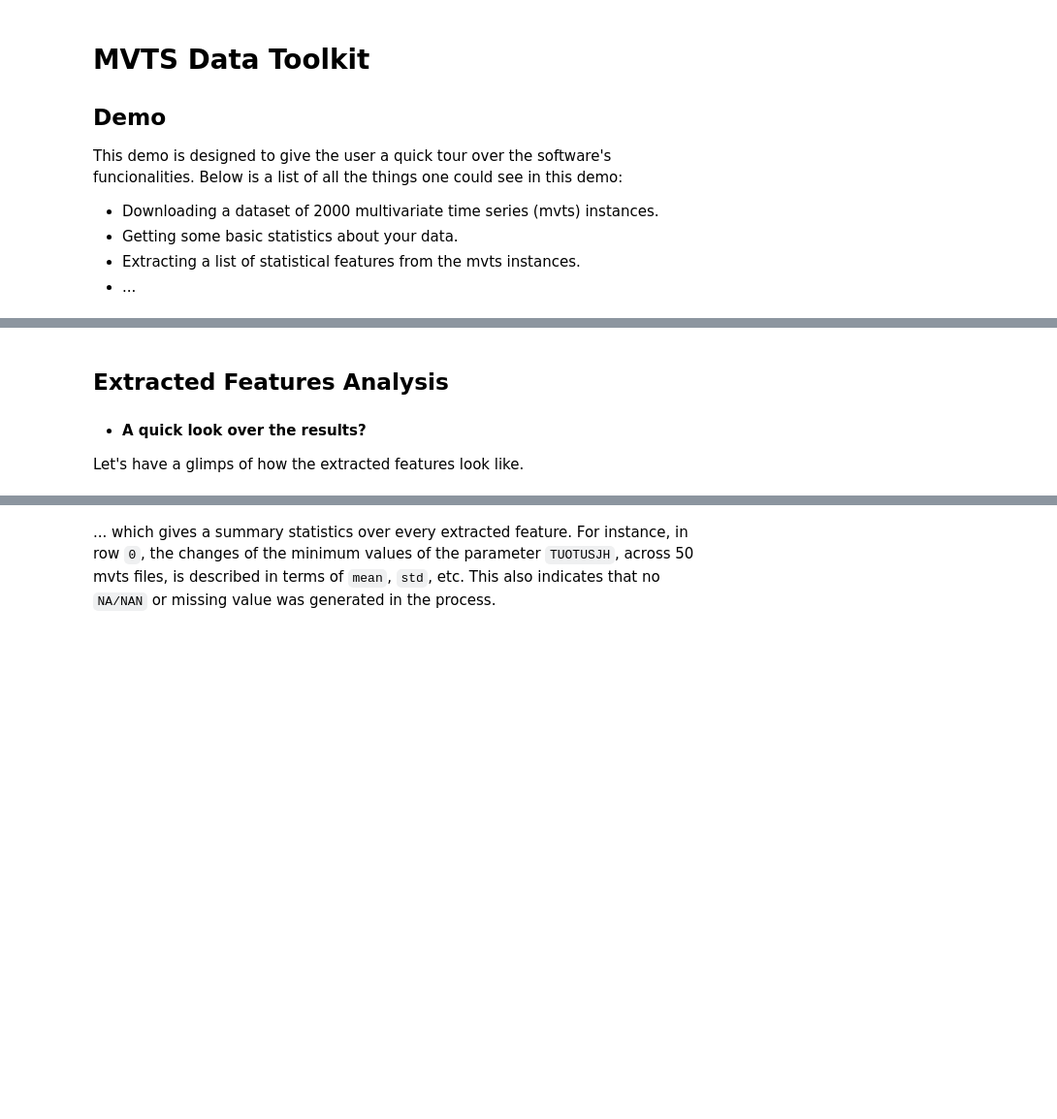
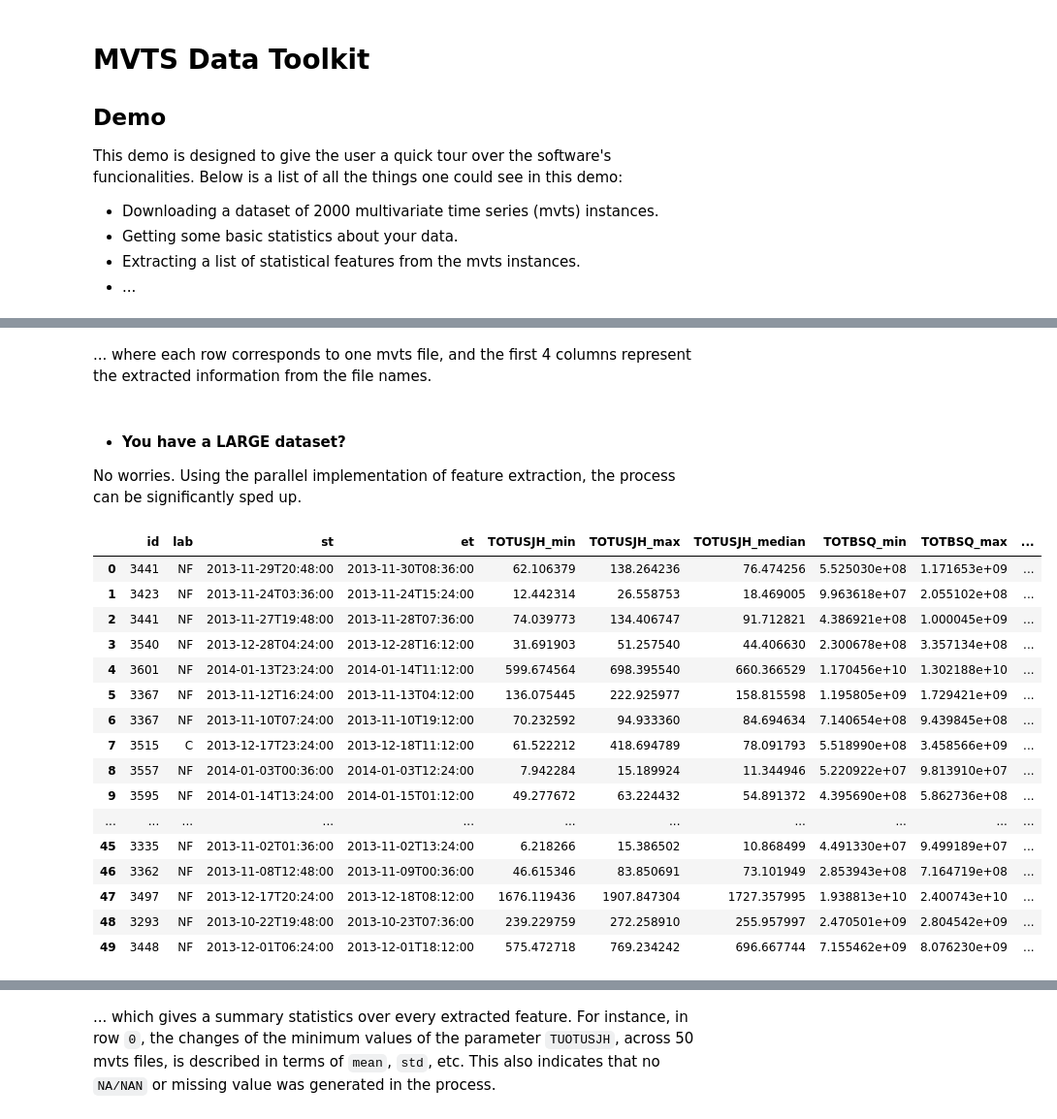
Before and after one commit to AzimAhmadzadeh/mvtsdata_toolkit, a Jupyter notebook: demo.ipynb, the cells around one changed output, grey strips where cells are left out. Shown: that part at 97% size. Drawn from its saved outputs; the diff is of its cells as text; code cells hidden in the pictures; blank space fills up the shorter version.

```diff
--- a/demo.ipynb
+++ b/demo.ipynb
@@ -154,6 +179,28 @@ extracted_features.shape
-# %% [markdown]
-## Extracted Features Analysis
-
-- #### A quick look over the results?
-
-Let's have a glimps of how the extracted features look like.
+# %% [markdown]
+... where each row corresponds to one mvts file, and the first 4 columns represent the extracted information from the file names.
+# %% [markdown]
+ - #### You have a LARGE dataset?
+ No worries. Using the parallel implementation of feature extraction, the process can be significantly sped up.
+# %%
+fe.do_extraction_in_parallel(n_jobs=4,
+                             features_name=['get_min', 'get_max', 'get_median'],
+                             params_name=['TOTUSJH', 'TOTBSQ', 'TOTPOT'], first_k=50)
+fe.df_all_features
+# %% [output]
+|  | id | lab | st | et | TOTUSJH_min | TOTUSJH_max | TOTUSJH_median | TOTBSQ_min | TOTBSQ_max | ... |
+| 0 | 3441 | NF | 2013-11-29T20:48:00 | 2013-11-30T08:36:00 | 62.106379 | 138.264236 | 76.474256 | 5.525030e+08 | 1.171653e+09 | ... |
+| 1 | 3423 | NF | 2013-11-24T03:36:00 | 2013-11-24T15:24:00 | 12.442314 | 26.558753 | 18.469005 | 9.963618e+07 | 2.055102e+08 | ... |
+| 2 | 3441 | NF | 2013-11-27T19:48:00 | 2013-11-28T07:36:00 | 74.039773 | 134.406747 | 91.712821 | 4.386921e+08 | 1.000045e+09 | ... |
+| 3 | 3540 | NF | 2013-12-28T04:24:00 | 2013-12-28T16:12:00 | 31.691903 | 51.257540 | 44.406630 | 2.300678e+08 | 3.357134e+08 | ... |
+| 4 | 3601 | NF | 2014-01-13T23:24:00 | 2014-01-14T11:12:00 | 599.674564 | 698.395540 | 660.366529 | 1.170456e+10 | 1.302188e+10 | ... |
+| 5 | 3367 | NF | 2013-11-12T16:24:00 | 2013-11-13T04:12:00 | 136.075445 | 222.925977 | 158.815598 | 1.195805e+09 | 1.729421e+09 | ... |
+| 6 | 3367 | NF | 2013-11-10T07:24:00 | 2013-11-10T19:12:00 | 70.232592 | 94.933360 | 84.694634 | 7.140654e+08 | 9.439845e+08 | ... |
+| 7 | 3515 | C | 2013-12-17T23:24:00 | 2013-12-18T11:12:00 | 61.522212 | 418.694789 | 78.091793 | 5.518990e+08 | 3.458566e+09 | ... |
+| 8 | 3557 | NF | 2014-01-03T00:36:00 | 2014-01-03T12:24:00 | 7.942284 | 15.189924 | 11.344946 | 5.220922e+07 | 9.813910e+07 | ... |
+| 9 | 3595 | NF | 2014-01-14T13:24:00 | 2014-01-15T01:12:00 | 49.277672 | 63.224432 | 54.891372 | 4.395690e+08 | 5.862736e+08 | ... |
+| ... | ... | ... | ... | ... | ... | ... | ... | ... | ... | ... |
+| 45 | 3335 | NF | 2013-11-02T01:36:00 | 2013-11-02T13:24:00 | 6.218266 | 15.386502 | 10.868499 | 4.491330e+07 | 9.499189e+07 | ... |
+| 46 | 3362 | NF | 2013-11-08T12:48:00 | 2013-11-09T00:36:00 | 46.615346 | 83.850691 | 73.101949 | 2.853943e+08 | 7.164719e+08 | ... |
+| 47 | 3497 | NF | 2013-12-17T20:24:00 | 2013-12-18T08:12:00 | 1676.119436 | 1907.847304 | 1727.357995 | 1.938813e+10 | 2.400743e+10 | ... |
+| 48 | 3293 | NF | 2013-10-22T19:48:00 | 2013-10-23T07:36:00 | 239.229759 | 272.258910 | 255.957997 | 2.470501e+09 | 2.804542e+09 | ... |
+| 49 | 3448 | NF | 2013-12-01T06:24:00 | 2013-12-01T18:12:00 | 575.472718 | 769.234242 | 696.667744 | 7.155462e+09 | 8.076230e+09 | ... |
```
Also changed, not shown: parts of 29 cells of this notebook, 5 other files.
